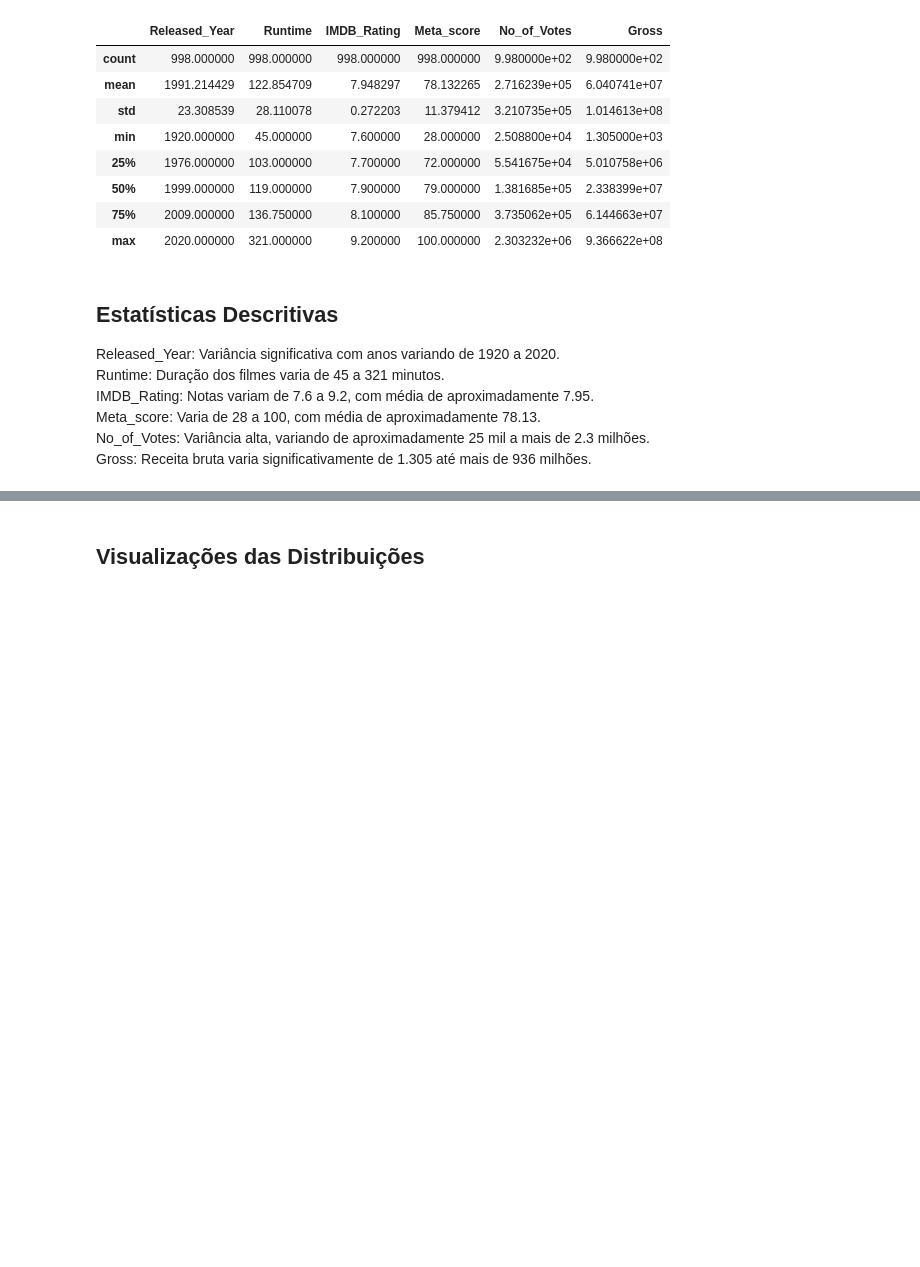
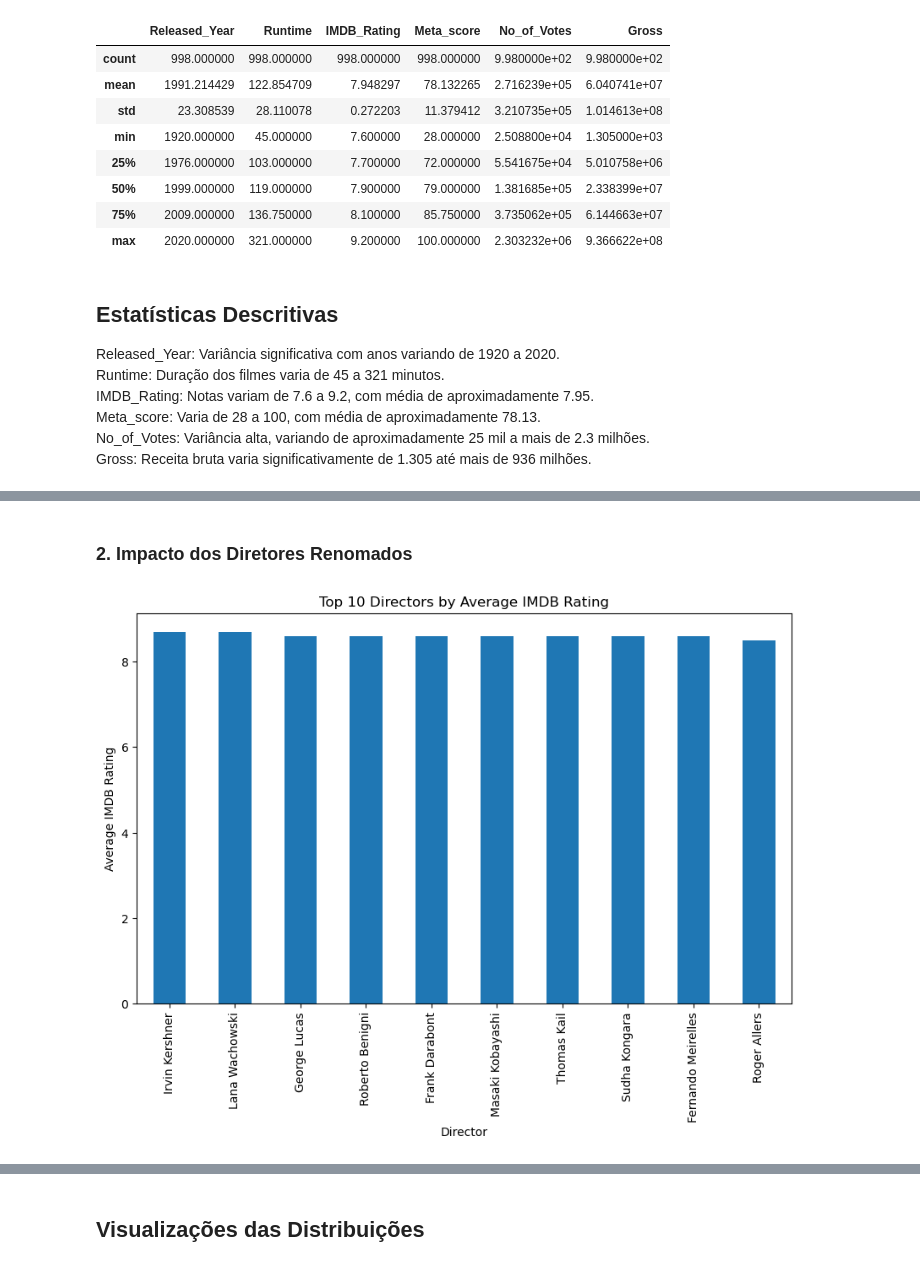
Before and after one commit to icarogga/-LH_CD_ICARO, a Jupyter notebook: desafio_indicium_imdb_analysis.ipynb, the cells around one changed output, grey strips where cells are left out. Cells and saved outputs as stored; diff of their text form; code cells hidden in the pictures; blank space fills up the shorter version.

```diff
--- a/desafio_indicium_imdb_analysis.ipynb
+++ b/desafio_indicium_imdb_analysis.ipynb
@@ -163,0 +181,11 @@ Gross: Receita bruta varia significativamente de 1.305 até mais de 936 milhões
+# %% [markdown]
+### 2. Impacto dos Diretores Renomados
+# %%
+directors = df.groupby('Director')['IMDB_Rating'].mean().sort_values(ascending=False).head(10)
+directors.plot(kind='bar', figsize=(10, 6))
+plt.xlabel('Director')
+plt.ylabel('Average IMDB Rating')
+plt.title('Top 10 Directors by Average IMDB Rating')
+plt.show()
+# %% [output]
+[figure, added]
```
Also changed, not shown: parts of 29 cells of this notebook, 4 other files.
